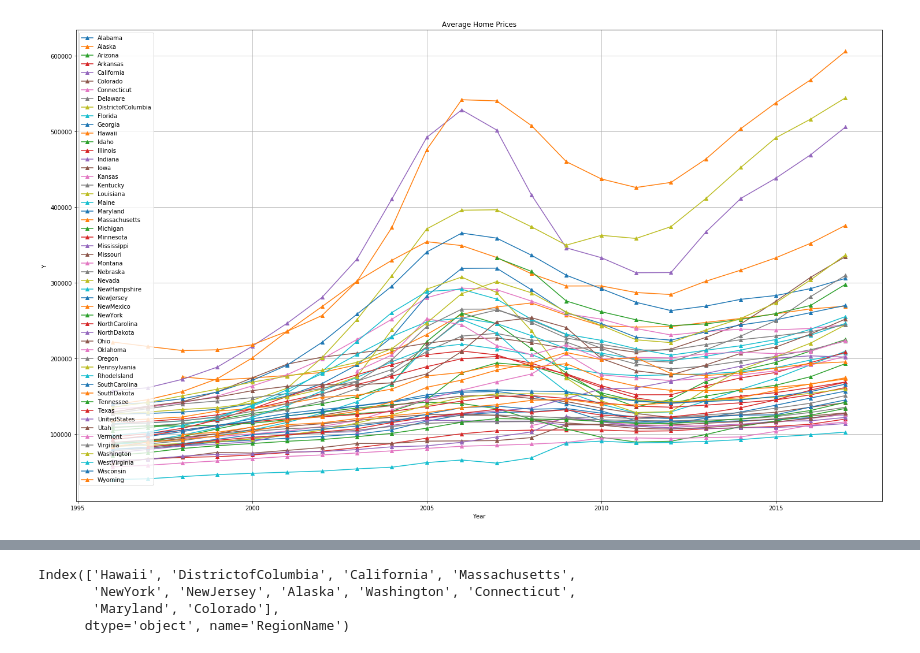
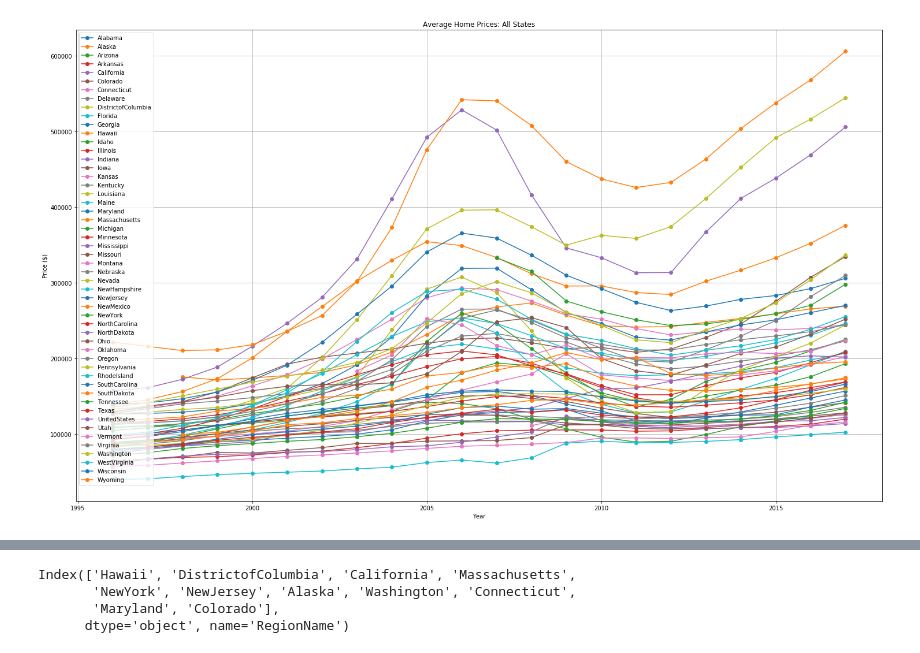
Before and after one commit to attila5287/DU_BigData_TeamProject1_WheresJames, a Jupyter notebook: Pr1_TeamWheresJames_Attila_RealEstate.ipynb, the cells around one changed output, grey strips where cells are left out. Cells and saved outputs as stored; diff of their text form; code cells hidden in the pictures.

```diff
--- a/Pr1_TeamWheresJames_Attila_RealEstate.ipynb
+++ b/Pr1_TeamWheresJames_Attila_RealEstate.ipynb
@@ -100,15 +107,15 @@ stateMeanYear_pdf.head()
 # %%
 # pre-styling plot
 plt.figure(figsize=(25,15))
 plt.rcParams["font.size"] = 10
 plt.grid(True)
-plt.title("Average Home Prices")
+plt.title("Average Home Prices: All States")
 plt.xlabel("Year")
-plt.ylabel(" Y ")
+plt.ylabel(" Price ($) ")
 
 for state in stateMeanYear_pdf.columns:
-    plt.plot(stateMeanYear_pdf.index, stateMeanYear_pdf[state], marker = '^',label=state)
-    plt.legend(loc='best')
+        plt.plot(stateMeanYear_pdf.index, stateMeanYear_pdf[state], marker = 'o',label=state)
+        plt.legend(loc='best')
 plt.show()
 # %% [output]
-[figure, old version]
+[figure, new version]
```
Also changed, not shown: parts of 34 cells of this notebook.
